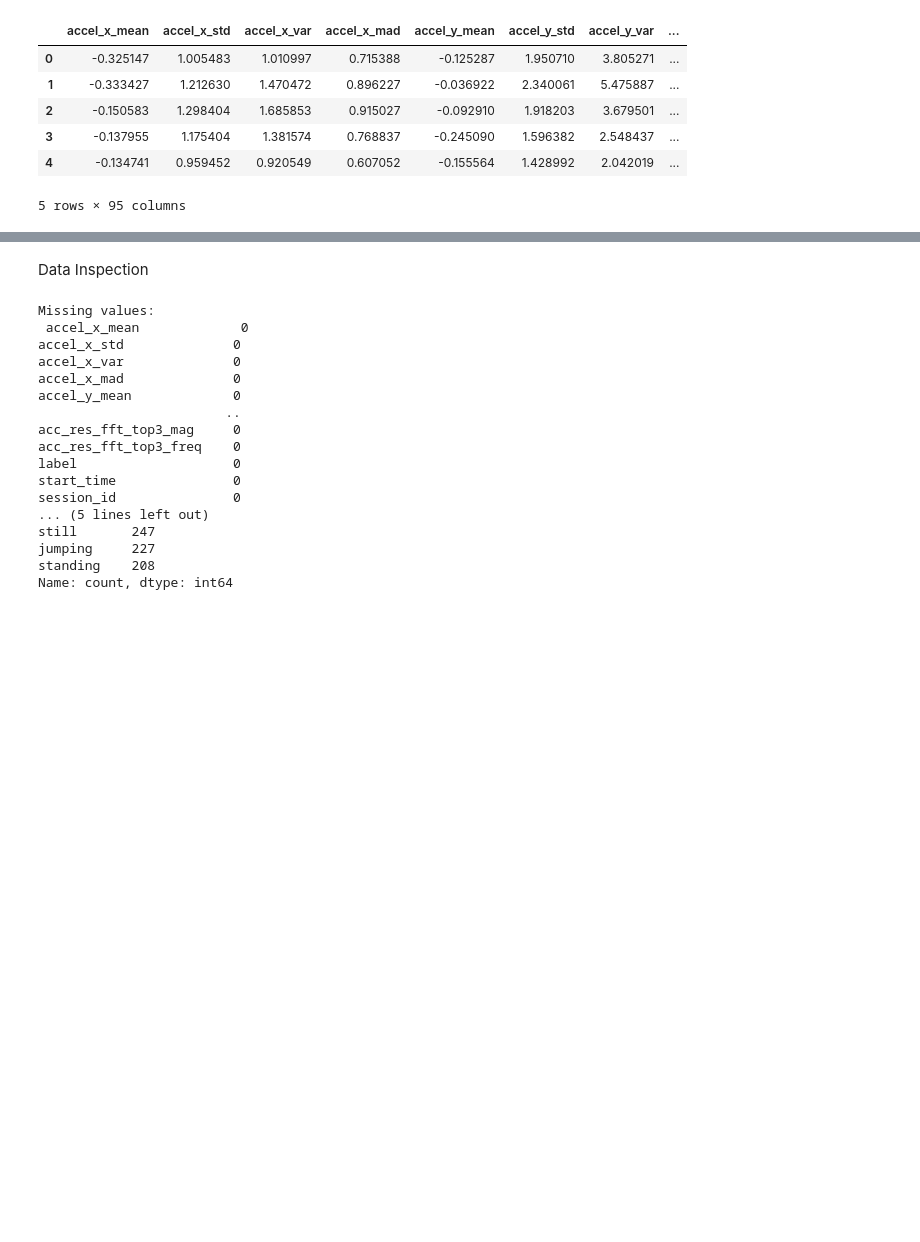
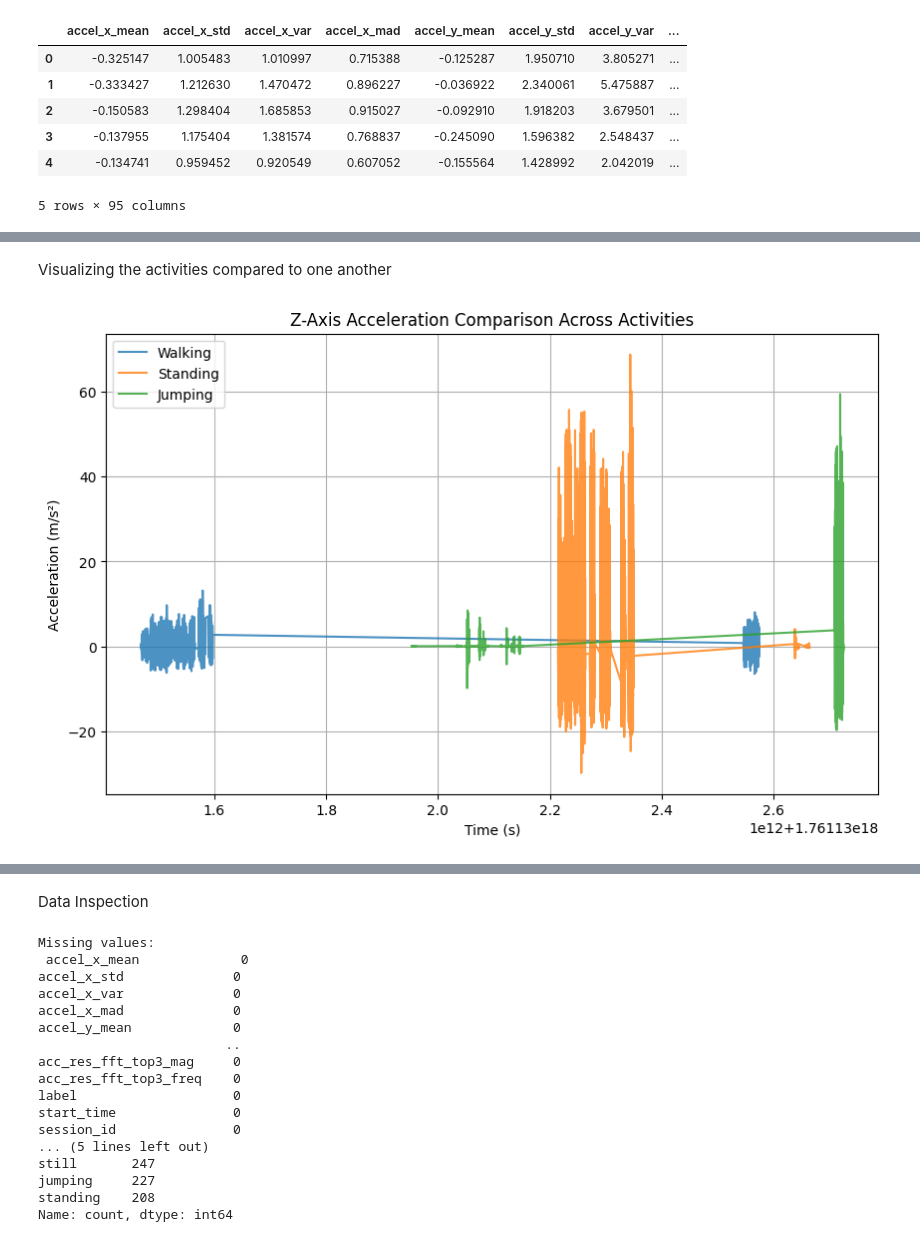
Before and after one commit to nmarizani/ml_techniques2_formative_2, a Jupyter notebook: hidden_markov_model.ipynb, the cells around one changed output, grey strips where cells are left out. Saved outputs shown, nothing was run; the diff lists cells and outputs as text; code cells hidden in the pictures; blank space fills up the shorter version.

```diff
--- a/hidden_markov_model.ipynb
+++ b/hidden_markov_model.ipynb
@@ -66,0 +98,21 @@ Dataset shape: (948, 95)
+# %% [markdown]
+Visualizing the activities compared to one another
+# %%
+# Load one file for each activity
+walking = pd.read_csv("data/combined/omar_walking_combined.csv")
+standing = pd.read_csv("data/combined/omar_standing_combined.csv")
+jumping = pd.read_csv("data/combined/omar_jumping_combined.csv")
+
+plt.figure(figsize=(10,6))
+plt.plot(walking['timestamp'], walking['accel_z'], label='Walking', alpha=0.8)
+plt.plot(standing['timestamp'], standing['accel_z'], label='Standing', alpha=0.8)
+plt.plot(jumping['timestamp'], jumping['accel_z'], label='Jumping', alpha=0.8)
+
+plt.title("Z-Axis Acceleration Comparison Across Activities")
+plt.xlabel("Time (s)")
+plt.ylabel("Acceleration (m/s²)")
+plt.legend()
+plt.grid(True)
+plt.show()
+# %% [output]
+[figure, added]
```
Also changed, not shown: parts of 5 cells of this notebook, 1 other file.
